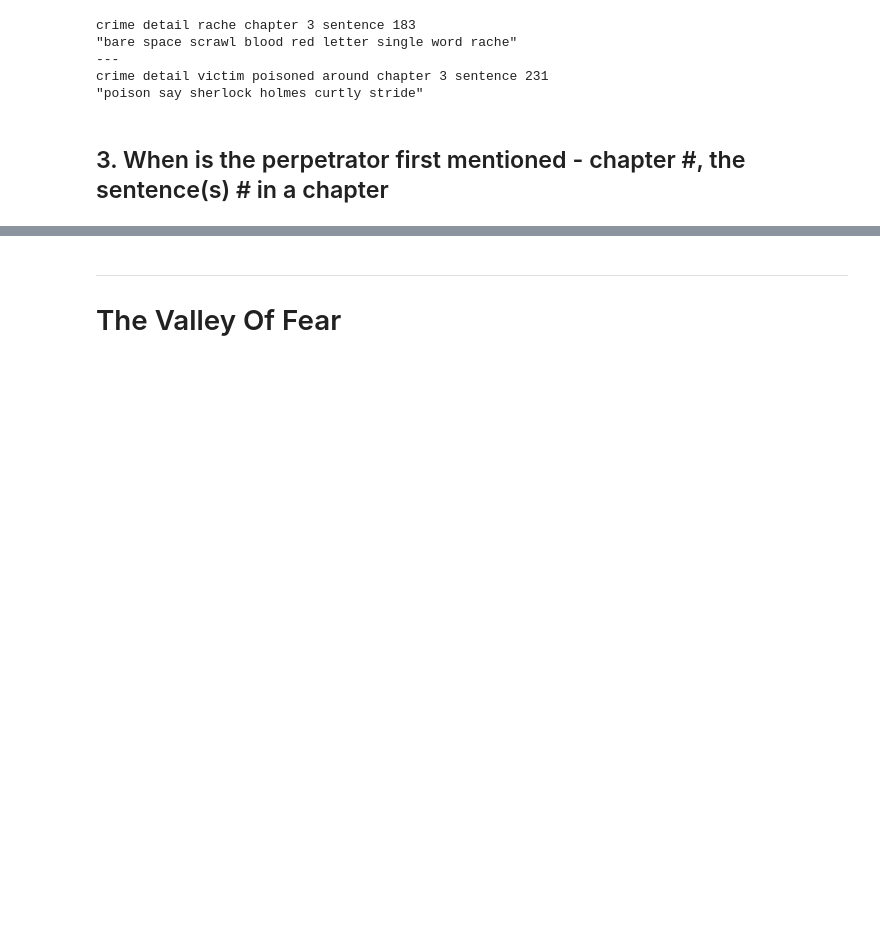
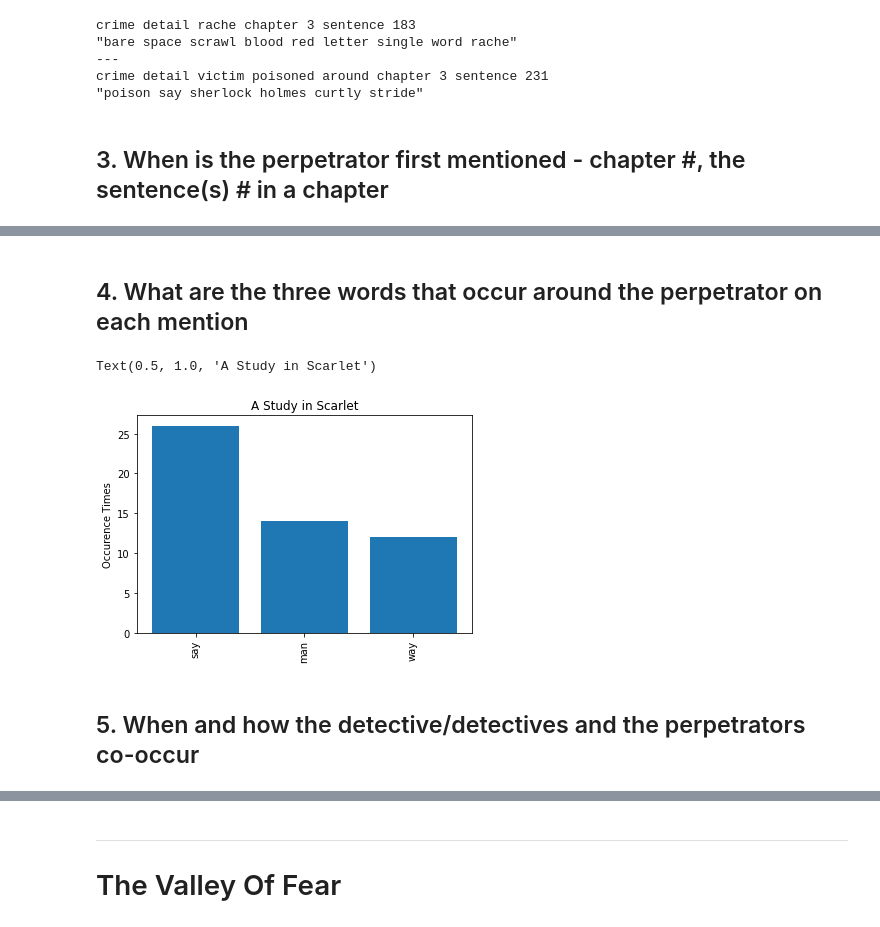
Before and after one commit to hunterprice04/cosc524-projects, a Jupyter notebook: project1/scratch.ipynb, the cells around one changed output, grey strips where cells are left out. Cells and saved outputs as stored; diff of their text form; code cells hidden in the pictures; blank space fills up the shorter version.

Commit message:
Add plots

```diff
--- a/project1/scratch.ipynb
+++ b/project1/scratch.ipynb
@@ -375 +412,20 @@ first occurrence of the name jefferson hope in chapter 3 sentence 226
 "come victim wheel cab draw horse old shoe new fore leg"
+# %% [markdown]
+## 4. What are the three words that occur around the perpetrator on each mention
+# %%
+from groupings import *
+dict = count_occurences(find_groupings(marked_text, 'jefferson hope'))
+dict = count_occurences(find_groupings(marked_text, 'cabman'))
+dict = count_occurences(find_groupings(marked_text, 'cab'))
+first3pairs = {k: dict[k] for k in list(dict)[:3]}
+x = first3pairs.keys()
+y = first3pairs.values()
+plt.bar(x, y)
+plt.xticks(rotation=90)
+plt.ylabel('Occurence Times')
+plt.title('A Study in Scarlet')
+# %% [output]
+Text(0.5, 1.0, 'A Study in Scarlet')
+[figure, added]
+# %% [markdown]
+## 5. When and how the detective/detectives and the perpetrators co-occur
```
Also changed, not shown: parts of 44 cells of this notebook, 11 other files.
